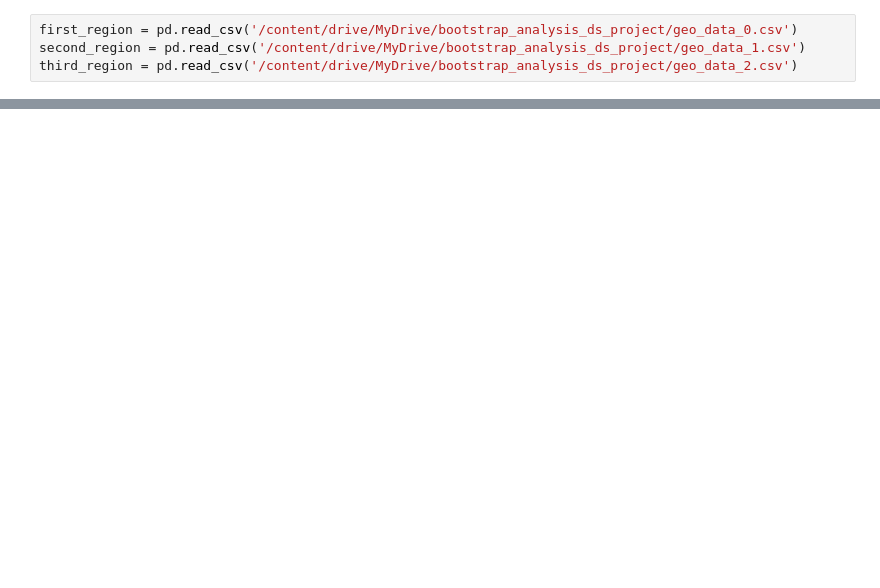
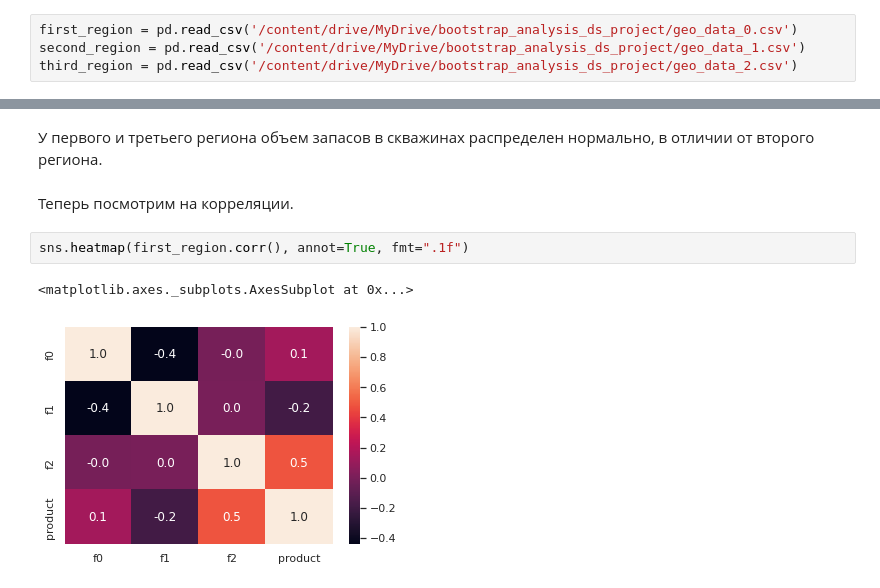
Before and after one commit to Doppler-67/bootstrap-petroleum-boreholes-analysis, a Jupyter notebook: bootstrap_analysis.ipynb, the cells around one changed output, grey strips where cells are left out. Drawn from its saved outputs; the diff is of its cells as text; blank space fills up the shorter version.

```diff
--- a/bootstrap_analysis.ipynb
+++ b/bootstrap_analysis.ipynb
@@ -87,0 +143,9 @@ memory usage: 3.8+ MB
+# %% [markdown]
+У первого и третьего региона объем запасов в скважинах распределен нормально, в отличии от второго региона.
+# %% [markdown]
+Теперь посмотрим на корреляции.
+# %%
+sns.heatmap(first_region.corr(), annot=True, fmt=".1f")
+# %% [output]
+<matplotlib.axes._subplots.AxesSubplot at 0x...>
+[figure, added]
```
Also changed, not shown: parts of 55 cells of this notebook.
